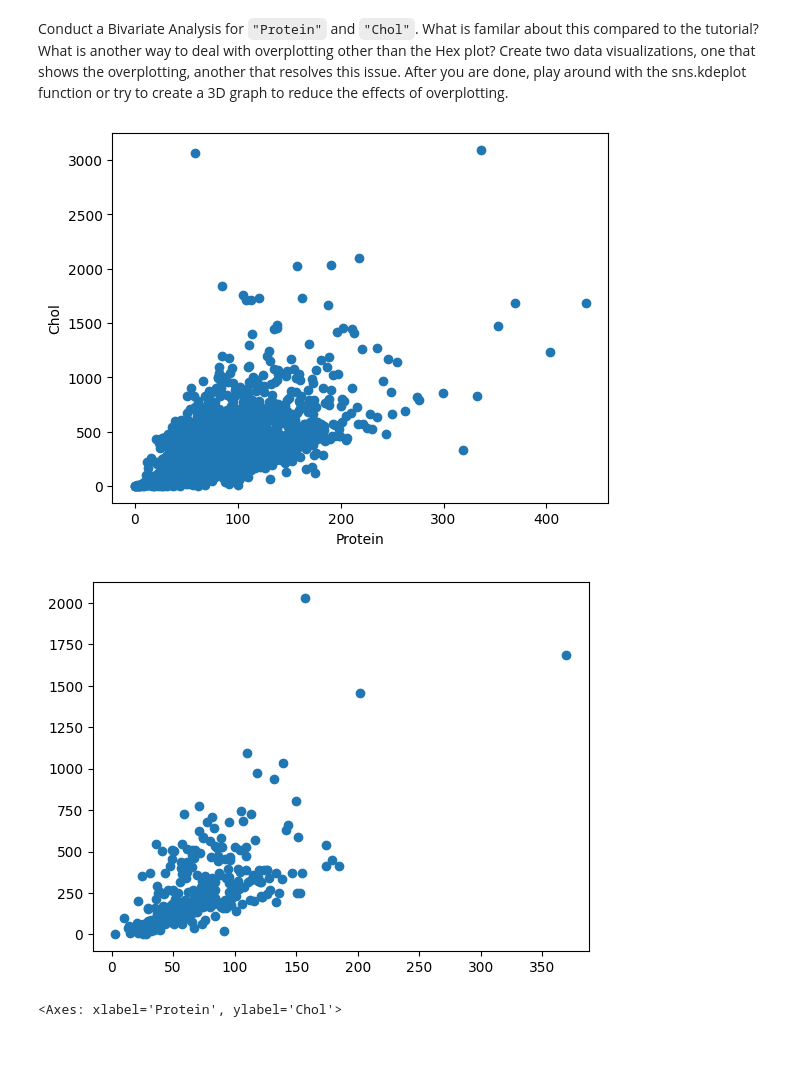
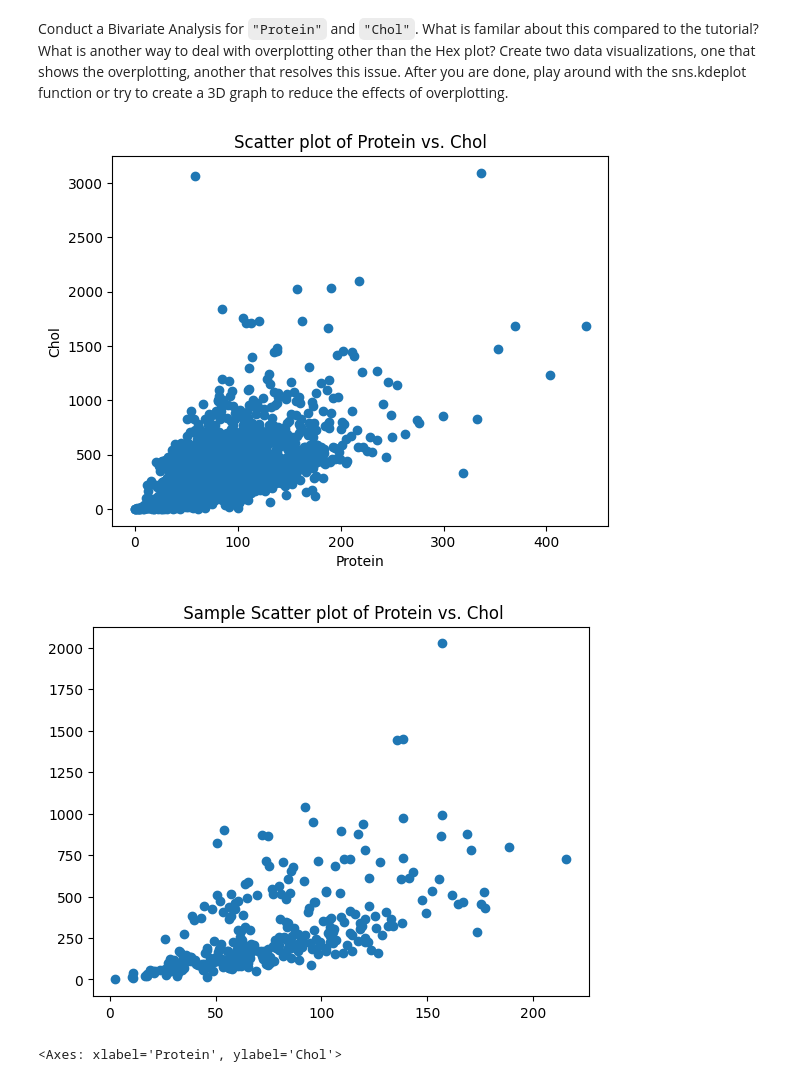
Before and after one commit to erickzheng9/Medlytics_2026, a Jupyter notebook: Week 1/Notebooks/02_Pandas_and_Matplotlib/Matplotlib_Exercises.ipynb, the cells around one changed output. Drawn from its saved outputs; the diff is of its cells as text; code cells hidden in the pictures; blank space fills up the shorter version.

```diff
--- a/Week 1/Notebooks/02_Pandas_and_Matplotlib/Matplotlib_Exercises.ipynb
+++ b/Week 1/Notebooks/02_Pandas_and_Matplotlib/Matplotlib_Exercises.ipynb
@@ -89,20 +114,22 @@ Bivariate Analysis
 Conduct a Bivariate Analysis for `"Protein"` and `"Chol"`. What is familar about this compared to the tutorial? What is another way to deal with overplotting other than the Hex plot? Create two data visualizations, one that shows the overplotting, another that resolves this issue. After you are done, play around with the sns.kdeplot function or try to create a 3D graph to reduce the effects of overplotting.
 # %%
 # YOUR CODE HERE
+
 plt.figure(1)
 plt.xlabel("Protein")
 plt.ylabel("Chol")
 plt.scatter(df.Protein, df.Chol)
+plt.title("Scatter plot of Protein vs. Chol")
 
 subset_df = df.sample(300)
 
 plt.figure(2)
 plt.scatter(subset_df.Protein, subset_df.Chol)
-
+plt.title(" Sample Scatter plot of Protein vs. Chol")
 plt.show()
 # %% [output]
-[figure, old version]
+[figure, new version]
-[figure, old version]
+[figure, new version]
 # %%
 sns.kdeplot(x=df.Protein, y=df.Chol, fill=True)
 # %% [output]
```
Also changed, not shown: parts of 8 cells of this notebook.
